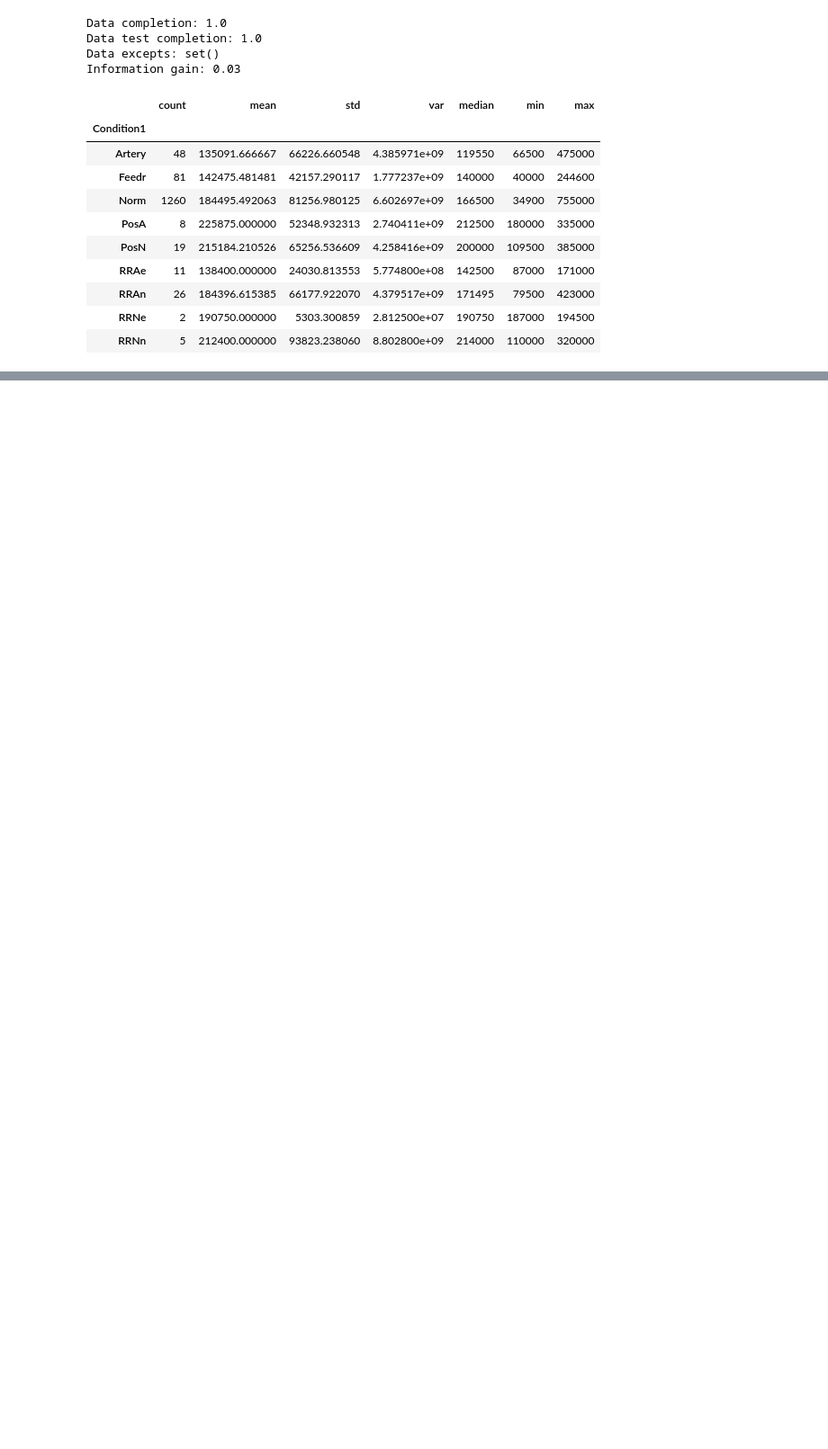
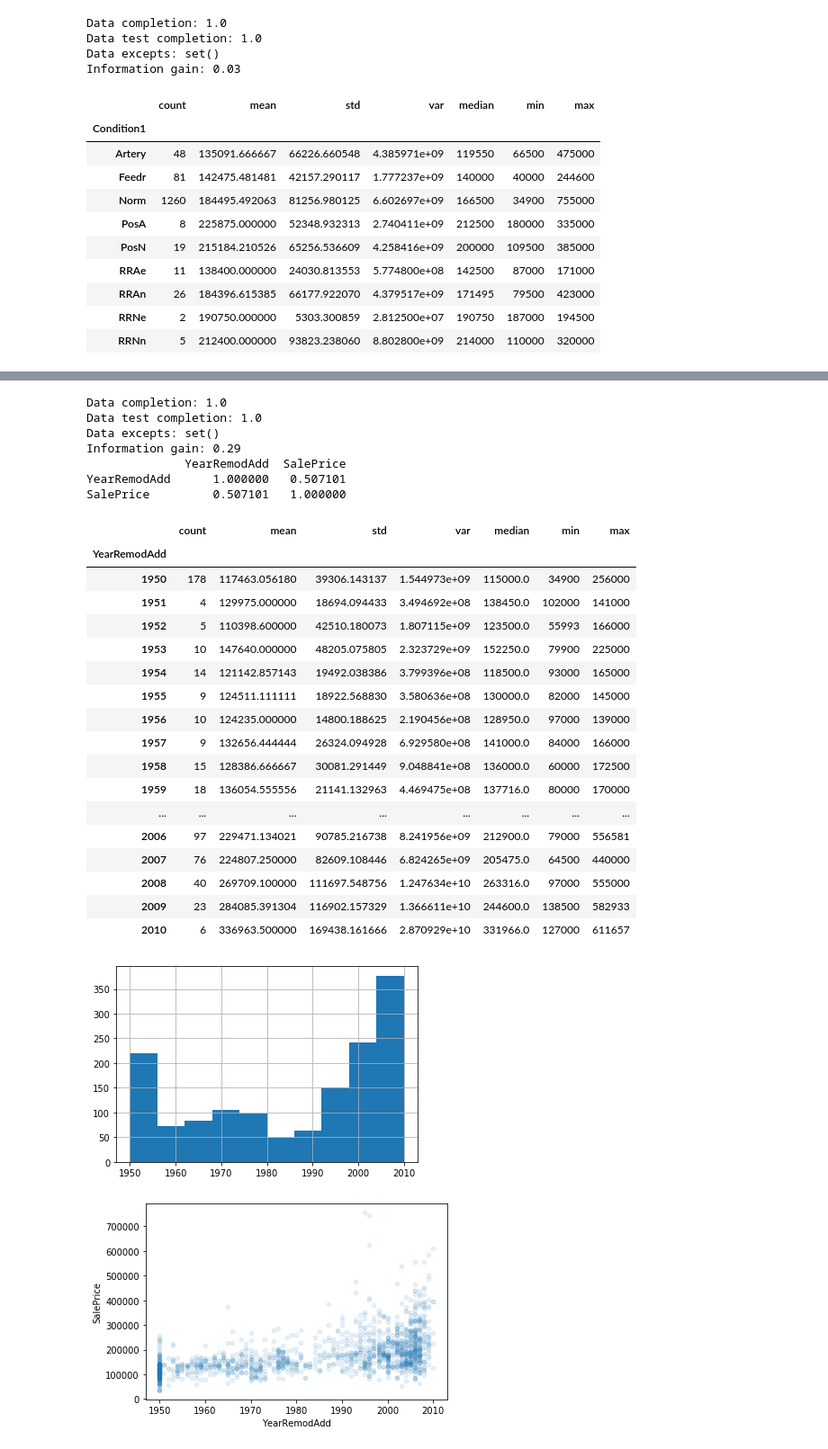
Before and after one commit to ArturoCRodriguez/kaggle_house_prices, a Jupyter notebook: house_pricing.ipynb, the cells around one changed output, grey strips where cells are left out. Shown at 90% size. Drawn from its saved outputs; the diff is of its cells as text; code cells hidden in the pictures; blank space fills up the shorter version.

```diff
--- a/house_pricing.ipynb
+++ b/house_pricing.ipynb
@@ -334,0 +510,39 @@ Information gain: 0.03
+# %%
+# YearRemodAdd
+feat = "YearRemodAdd"
+print("Data completion: {}".format(np.sum(data[feat].count()) / data.shape[0] ))
+print("Data test completion: {}".format(np.sum(data_test[feat].count()) / data_test.shape[0]))
+print("Data excepts: {}".format(set(data[feat].unique()).symmetric_difference(set(data_test[feat].unique())) ))
+print("Information gain: {}".format(information_gain(data,"SalePrice",feat, norm=True)))
+data[feat].hist()
+data.plot(kind="scatter",x=feat, y="SalePrice",alpha=0.1)
+print(data[[feat,"SalePrice"]].corr())
+get_resume(data,"SalePrice",feat)
+# %% [output]
+Data completion: 1.0
+Data test completion: 1.0
+Data excepts: set()
+Information gain: 0.29
+              YearRemodAdd  SalePrice
+YearRemodAdd      1.000000   0.507101
+SalePrice         0.507101   1.000000
+|  | count | mean | std | var | median | min | max |
+| YearRemodAdd |  |  |  |  |  |  |  |
+| 1950 | 178 | 117463.056180 | 39306.143137 | 1.544973e+09 | 115000.0 | 34900 | 256000 |
+| 1951 | 4 | 129975.000000 | 18694.094433 | 3.494692e+08 | 138450.0 | 102000 | 141000 |
+| 1952 | 5 | 110398.600000 | 42510.180073 | 1.807115e+09 | 123500.0 | 55993 | 166000 |
+| 1953 | 10 | 147640.000000 | 48205.075805 | 2.323729e+09 | 152250.0 | 79900 | 225000 |
+| 1954 | 14 | 121142.857143 | 19492.038386 | 3.799396e+08 | 118500.0 | 93000 | 165000 |
+| 1955 | 9 | 124511.111111 | 18922.568830 | 3.580636e+08 | 130000.0 | 82000 | 145000 |
+| 1956 | 10 | 124235.000000 | 14800.188625 | 2.190456e+08 | 128950.0 | 97000 | 139000 |
+| 1957 | 9 | 132656.444444 | 26324.094928 | 6.929580e+08 | 141000.0 | 84000 | 166000 |
+| 1958 | 15 | 128386.666667 | 30081.291449 | 9.048841e+08 | 136000.0 | 60000 | 172500 |
+| 1959 | 18 | 136054.555556 | 21141.132963 | 4.469475e+08 | 137716.0 | 80000 | 170000 |
+| ... | ... | ... | ... | ... | ... | ... | ... |
+| 2006 | 97 | 229471.134021 | 90785.216738 | 8.241956e+09 | 212900.0 | 79000 | 556581 |
+| 2007 | 76 | 224807.250000 | 82609.108446 | 6.824265e+09 | 205475.0 | 64500 | 440000 |
+| 2008 | 40 | 269709.100000 | 111697.548756 | 1.247634e+10 | 263316.0 | 97000 | 555000 |
+| 2009 | 23 | 284085.391304 | 116902.157329 | 1.366611e+10 | 244600.0 | 138500 | 582933 |
+| 2010 | 6 | 336963.500000 | 169438.161666 | 2.870929e+10 | 331966.0 | 127000 | 611657 |
+[figure, added]
+[figure, added]
```
Also changed, not shown: parts of 14 cells of this notebook, 2 other files.
